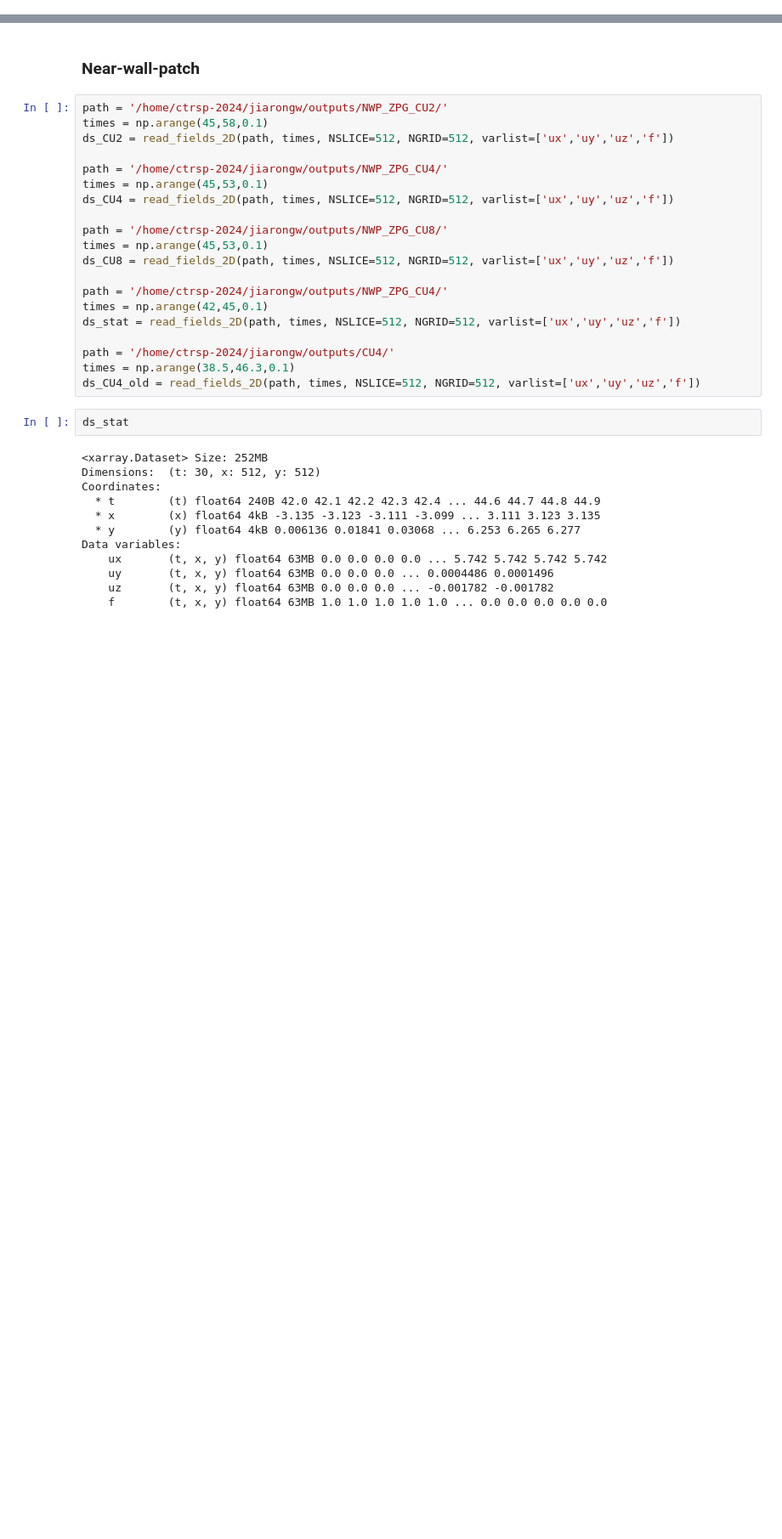
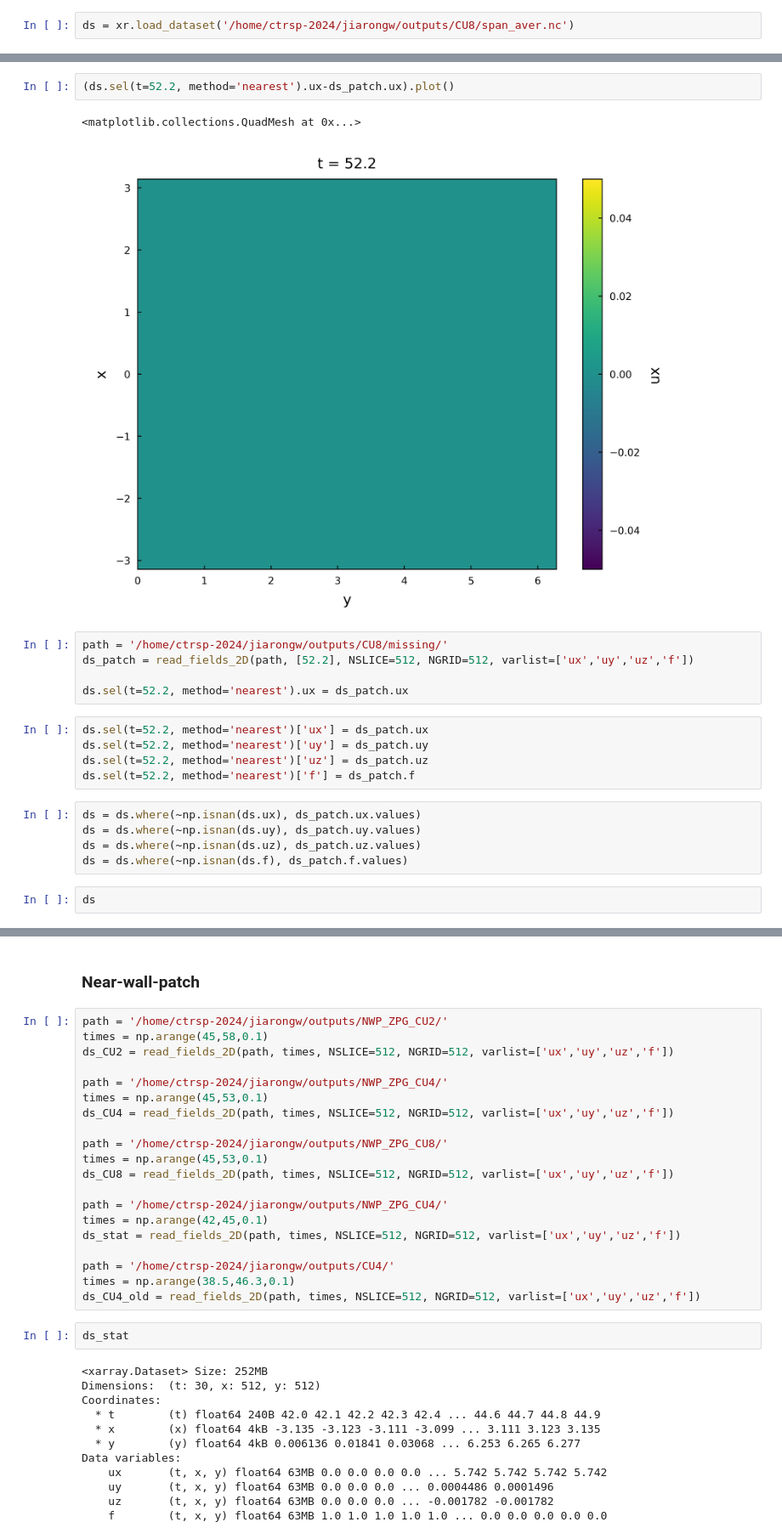
Before and after one commit to jiarong-wu/ctr, a Jupyter notebook: post-processing/windwave/notebooks/data_2D.ipynb, the cells around one changed output, grey strips where cells are left out. Shown at 85% size. Cells and saved outputs as stored; diff of their text form; blank space fills up the shorter version.

```diff
--- a/post-processing/windwave/notebooks/data_2D.ipynb
+++ b/post-processing/windwave/notebooks/data_2D.ipynb
@@ -18,0 +19,2 @@ from windwave.fio import read_fields_2D
+# %%
+ds = xr.load_dataset('/home/ctrsp-2024/jiarongw/outputs/CU8/span_aver.nc')
@@ -18,0 +35,22 @@ from windwave.fio import read_fields_2D
+# %%
+(ds.sel(t=52.2, method='nearest').ux-ds_patch.ux).plot()
+# %% [output]
+<matplotlib.collections.QuadMesh at 0x...>
+[figure, added]
+# %%
+path = '/home/ctrsp-2024/jiarongw/outputs/CU8/missing/'
+ds_patch = read_fields_2D(path, [52.2], NSLICE=512, NGRID=512, varlist=['ux','uy','uz','f'])
+
+ds.sel(t=52.2, method='nearest').ux = ds_patch.ux
+# %%
+ds.sel(t=52.2, method='nearest')['ux'] = ds_patch.ux
+ds.sel(t=52.2, method='nearest')['uy'] = ds_patch.uy
+ds.sel(t=52.2, method='nearest')['uz'] = ds_patch.uz
+ds.sel(t=52.2, method='nearest')['f'] = ds_patch.f
+# %%
+ds = ds.where(~np.isnan(ds.ux), ds_patch.ux.values)
+ds = ds.where(~np.isnan(ds.uy), ds_patch.uy.values)
+ds = ds.where(~np.isnan(ds.uz), ds_patch.uz.values)
+ds = ds.where(~np.isnan(ds.f), ds_patch.f.values)
+# %%
+ds
```
Also changed, not shown: parts of 5 cells of this notebook, 12 other files.
